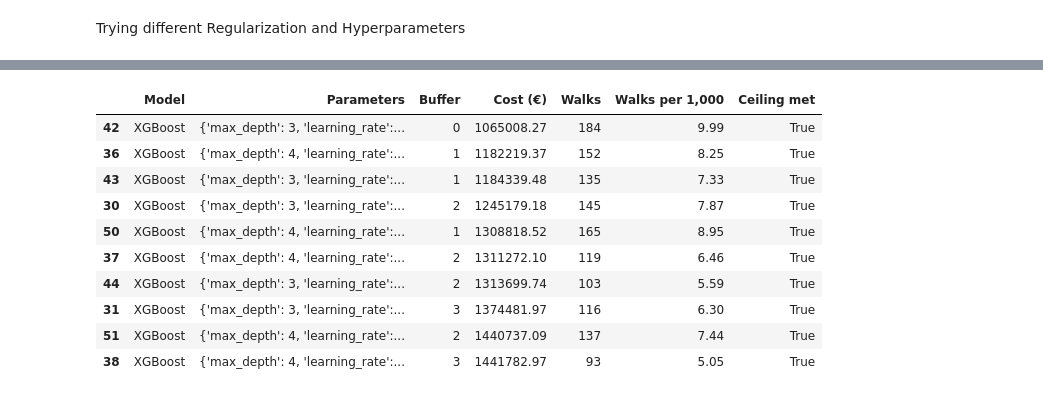
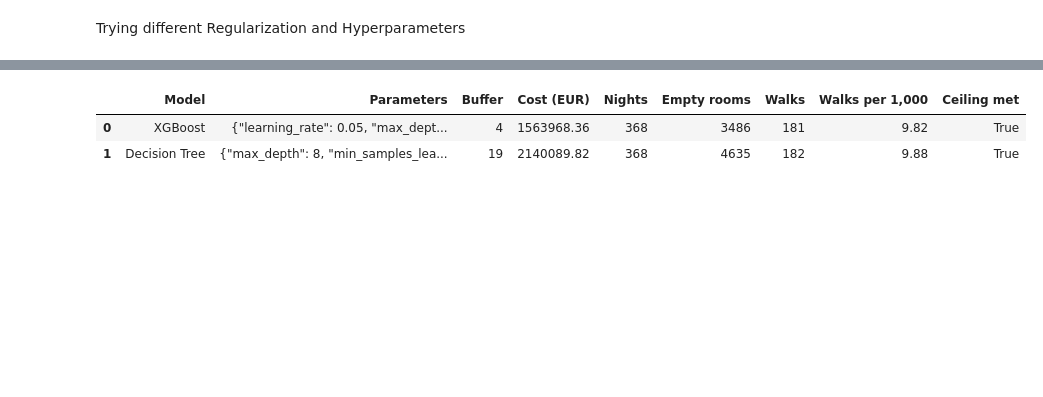
Before and after one commit to Nitishvarma50/Hotel_booking_optimization, a Jupyter notebook: notebooks/model_building.ipynb, the cells around one changed output, grey strips where cells are left out. Drawn from its saved outputs; the diff is of its cells as text; code cells hidden in the pictures; blank space fills up the shorter version.

```diff
--- a/notebooks/model_building.ipynb
+++ b/notebooks/model_building.ipynb
@@ -643,50 +627,52 @@ display(comparison_table.round(4))
 # %%
-import numpy as np
-import pandas as pd
-import contract
+import json
 from sklearn.tree import DecisionTreeClassifier
 from xgboost import XGBClassifier
 
 candidates = [
     ("Decision Tree", {"max_depth": 6, "min_samples_leaf": 50}),
     ("Decision Tree", {"max_depth": 8, "min_samples_leaf": 50}),
     ("Decision Tree", {"max_depth": 8, "min_samples_leaf": 100}),
     ("Decision Tree", {"max_depth": 12, "min_samples_leaf": 100}),
     ("XGBoost", {"max_depth": 3, "learning_rate": 0.05, "n_estimators": 200}),
     ("XGBoost", {"max_depth": 4, "learning_rate": 0.05, "n_estimators": 200}),
     ("XGBoost", {"max_depth": 3, "learning_rate": 0.1, "n_estimators": 300}),
     ("XGBoost", {"max_depth": 4, "learning_rate": 0.1, "n_estimators": 300}),
 ]
+
 results = []
-
 for model_name, params in candidates:
     if model_name == "Decision Tree":
         model = DecisionTreeClassifier(**params, class_weight="balanced", random_state=42)
     else:
         model = XGBClassifier(**params, objective="binary:logistic", eval_metric="logloss", random_state=42, n_jobs=-1)
     model.fit(X_train_processed, y_train)
+    cancel_col = list(model.classes_).index(1)
+    probability = model.predict_proba(X_choose_processed)[:, cancel_col]
+    nights = contract.nightly_table(score_choose, probability)
 
-    cancel_col = list(model.classes_).index(1)
-    prob = model.predict_proba(X_choose_processed)[:, cancel_col]
-    nights = contract.nightly_table(score_choose, prob)
-    for buffer in [0, 1, 2, 3, 5, 8, 10]:
+    # Search every whole-room buffer from zero through one above max expected cancellations.
+    max_buffer = int(np.ceil(nights["expected"].max())) + 1
+    for buffer in range(max_buffer + 1):
         oversell = np.floor(nights["expected"] - buffer).clip(lower=0).astype(int)
         score = contract.night_cost(nights, oversell)
-        results.append({"Model": model_name, "Parameters": str(params), "Buffer": buffer,
-            "Cost (€)": score["cost_eur"], "Walks": score["walked_guests"],
-            "Walks per 1,000": score["walks_per_1000"], "Ceiling met": score["ceiling_met"]})
+        results.append({
+            "Model": model_name,
+            "Parameters": json.dumps(params, sort_keys=True),
+            "Buffer": buffer,
+            "Cost (EUR)": score["cost_eur"],
+            "Nights": score["nights"],
+            "Empty rooms": score["empty_rooms"],
+            "Walks": score["walked_guests"],
+            "Walks per 1,000": score["walks_per_1000"],
+            "Ceiling met": score["ceiling_met"],
+        })
+
 tuning_table = pd.DataFrame(results)
-acceptable = tuning_table[tuning_table["Ceiling met"]].sort_values("Cost (€)")
-display(acceptable.head(10))
+acceptable = tuning_table[tuning_table["Ceiling met"]].sort_values("Cost (EUR)")
+best_by_model = acceptable.groupby("Model", as_index=False, sort=False).first()
+display(best_by_model.sort_values("Cost (EUR)").reset_index(drop=True))
 # %% [output]
-|  | Model | Parameters | Buffer | Cost (€) | Walks | Walks per 1,000 | Ceiling met |
-| 42 | XGBoost | {'max_depth': 3, 'learning_rate':... | 0 | 1065008.27 | 184 | 9.99 | True |
-| 36 | XGBoost | {'max_depth': 4, 'learning_rate':... | 1 | 1182219.37 | 152 | 8.25 | True |
-| 43 | XGBoost | {'max_depth': 3, 'learning_rate':... | 1 | 1184339.48 | 135 | 7.33 | True |
-| 30 | XGBoost | {'max_depth': 3, 'learning_rate':... | 2 | 1245179.18 | 145 | 7.87 | True |
-| 50 | XGBoost | {'max_depth': 4, 'learning_rate':... | 1 | 1308818.52 | 165 | 8.95 | True |
-| 37 | XGBoost | {'max_depth': 4, 'learning_rate':... | 2 | 1311272.10 | 119 | 6.46 | True |
-| 44 | XGBoost | {'max_depth': 3, 'learning_rate':... | 2 | 1313699.74 | 103 | 5.59 | True |
-| 31 | XGBoost | {'max_depth': 3, 'learning_rate':... | 3 | 1374481.97 | 116 | 6.30 | True |
-| 51 | XGBoost | {'max_depth': 4, 'learning_rate':... | 2 | 1440737.09 | 137 | 7.44 | True |
-| 38 | XGBoost | {'max_depth': 4, 'learning_rate':... | 3 | 1441782.97 | 93 | 5.05 | True |
+|  | Model | Parameters | Buffer | Cost (EUR) | Nights | Empty rooms | Walks | Walks per 1,000 | Ceiling met |
+| 0 | XGBoost | {"learning_rate": 0.05, "max_dept... | 4 | 1563968.36 | 368 | 3486 | 181 | 9.82 | True |
+| 1 | Decision Tree | {"max_depth": 8, "min_samples_lea... | 19 | 2140089.82 | 368 | 4635 | 182 | 9.88 | True |
```
Also changed, not shown: parts of 14 cells of this notebook, 9 other files.
